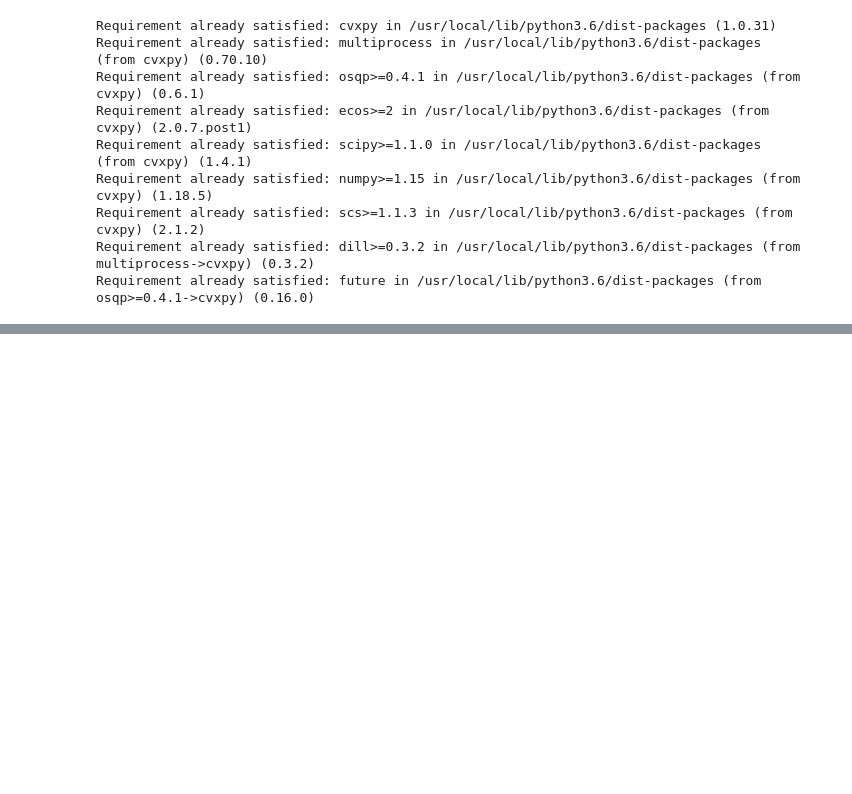
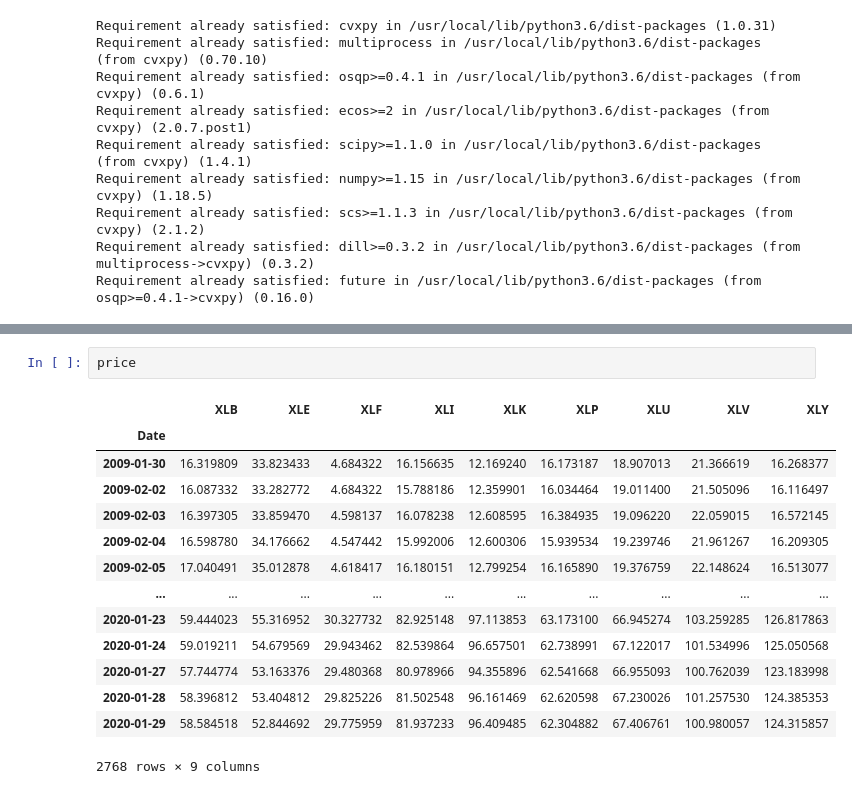
Before and after one commit to armandordorica/Portfolio_Optimization, a Jupyter notebook: markowitz_portfolio_optimization_master_YFINANCE.ipynb, the cells around one changed output, grey strips where cells are left out. Drawn from its saved outputs; the diff is of its cells as text; blank space fills up the shorter version.

```diff
--- a/markowitz_portfolio_optimization_master_YFINANCE.ipynb
+++ b/markowitz_portfolio_optimization_master_YFINANCE.ipynb
@@ -226,0 +122,17 @@ Sharpe2 Ratio = 1.350000
+# %%
+price
+# %% [output]
+|  | XLB | XLE | XLF | XLI | XLK | XLP | XLU | XLV | XLY |
+| Date |  |  |  |  |  |  |  |  |  |
+| 2009-01-30 | 16.319809 | 33.823433 | 4.684322 | 16.156635 | 12.169240 | 16.173187 | 18.907013 | 21.366619 | 16.268377 |
+| 2009-02-02 | 16.087332 | 33.282772 | 4.684322 | 15.788186 | 12.359901 | 16.034464 | 19.011400 | 21.505096 | 16.116497 |
+| 2009-02-03 | 16.397305 | 33.859470 | 4.598137 | 16.078238 | 12.608595 | 16.384935 | 19.096220 | 22.059015 | 16.572145 |
+| 2009-02-04 | 16.598780 | 34.176662 | 4.547442 | 15.992006 | 12.600306 | 15.939534 | 19.239746 | 21.961267 | 16.209305 |
+| 2009-02-05 | 17.040491 | 35.012878 | 4.618417 | 16.180151 | 12.799254 | 16.165890 | 19.376759 | 22.148624 | 16.513077 |
+| ... | ... | ... | ... | ... | ... | ... | ... | ... | ... |
+| 2020-01-23 | 59.444023 | 55.316952 | 30.327732 | 82.925148 | 97.113853 | 63.173100 | 66.945274 | 103.259285 | 126.817863 |
+| 2020-01-24 | 59.019211 | 54.679569 | 29.943462 | 82.539864 | 96.657501 | 62.738991 | 67.122017 | 101.534996 | 125.050568 |
+| 2020-01-27 | 57.744774 | 53.163376 | 29.480368 | 80.978966 | 94.355896 | 62.541668 | 66.955093 | 100.762039 | 123.183998 |
+| 2020-01-28 | 58.396812 | 53.404812 | 29.825226 | 81.502548 | 96.161469 | 62.620598 | 67.230026 | 101.257530 | 124.385353 |
+| 2020-01-29 | 58.584518 | 52.844692 | 29.775959 | 81.937233 | 96.409485 | 62.304882 | 67.406761 | 100.980057 | 124.315857 |
+2768 rows × 9 columns
```
Also changed, not shown: parts of 25 cells of this notebook.
